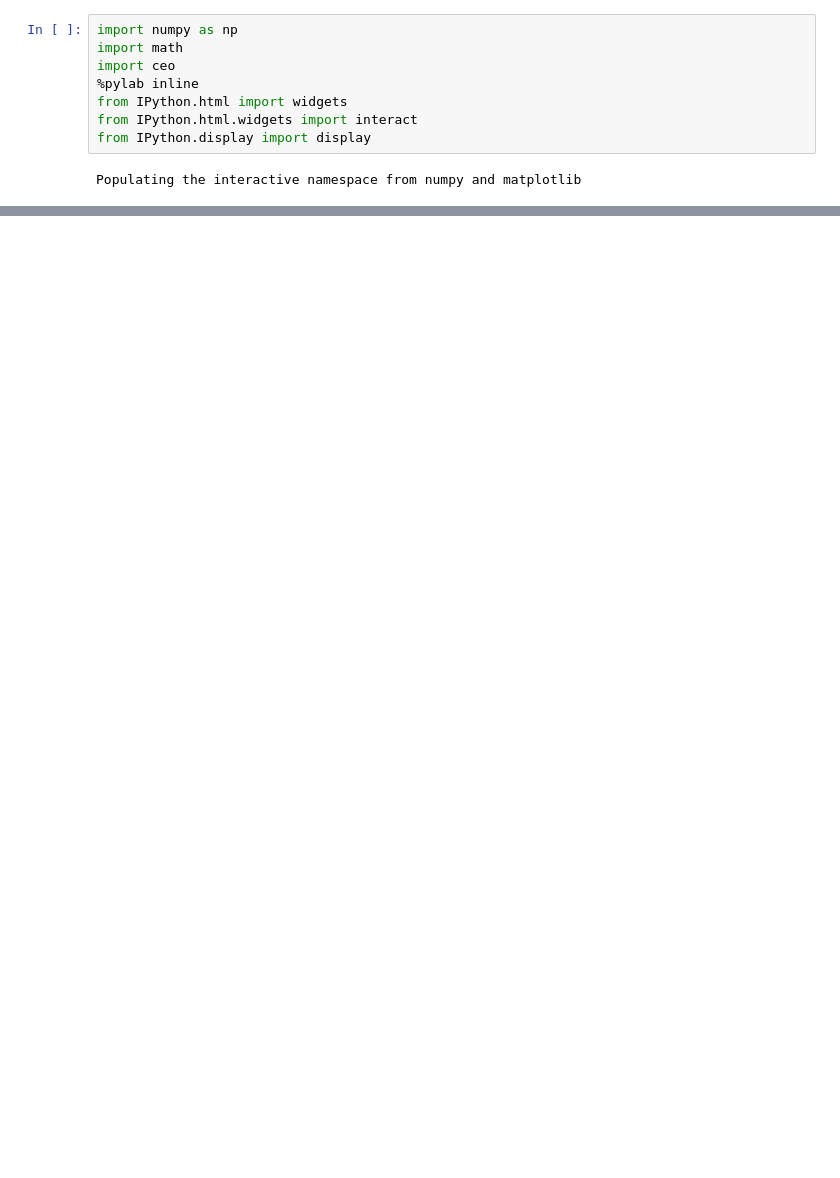
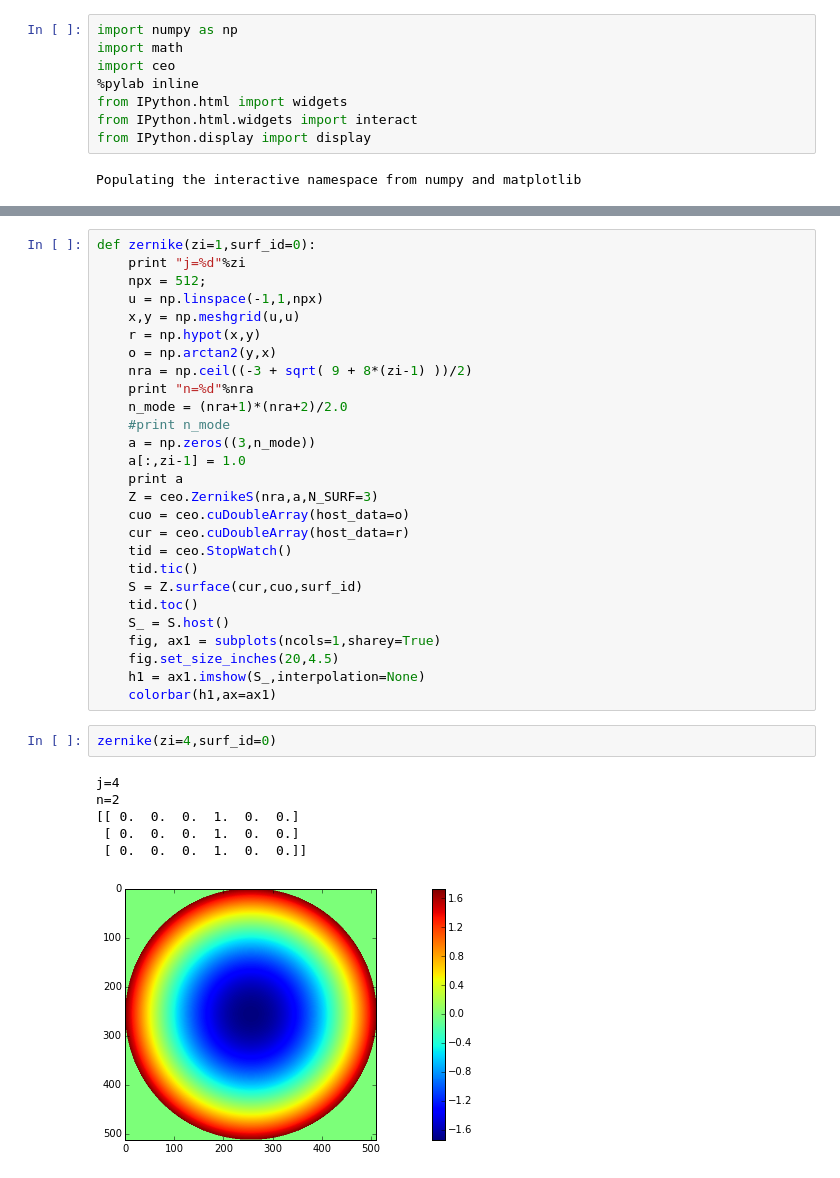
Before and after one commit to rconan/CEO, a Jupyter notebook: python/notebooks/rayTracing/Zernike-Surface.ipynb, the cells around one changed output, grey strips where cells are left out. Drawn from its saved outputs; the diff is of its cells as text; blank space fills up the shorter version.

```diff
--- a/python/notebooks/rayTracing/Zernike-Surface.ipynb
+++ b/python/notebooks/rayTracing/Zernike-Surface.ipynb
@@ -47,0 +48,36 @@ n=3
+# %%
+def zernike(zi=1,surf_id=0):
+    print "j=%d"%zi
+    npx = 512;
+    u = np.linspace(-1,1,npx)
+    x,y = np.meshgrid(u,u)
+    r = np.hypot(x,y)
+    o = np.arctan2(y,x)
+    nra = np.ceil((-3 + sqrt( 9 + 8*(zi-1) ))/2)
+    print "n=%d"%nra
+    n_mode = (nra+1)*(nra+2)/2.0
+    #print n_mode
+    a = np.zeros((3,n_mode))
+    a[:,zi-1] = 1.0
+    print a
+    Z = ceo.ZernikeS(nra,a,N_SURF=3)
+    cuo = ceo.cuDoubleArray(host_data=o)
+    cur = ceo.cuDoubleArray(host_data=r)
+    tid = ceo.StopWatch()
+    tid.tic()
+    S = Z.surface(cur,cuo,surf_id)
+    tid.toc()
+    S_ = S.host()
+    fig, ax1 = subplots(ncols=1,sharey=True)
+    fig.set_size_inches(20,4.5)
+    h1 = ax1.imshow(S_,interpolation=None)
+    colorbar(h1,ax=ax1)
+# %%
+zernike(zi=4,surf_id=0)
+# %% [output]
+j=4
+n=2
+[[ 0.  0.  0.  1.  0.  0.]
+ [ 0.  0.  0.  1.  0.  0.]
+ [ 0.  0.  0.  1.  0.  0.]]
+[figure, added]
```
Also changed, not shown: parts of 2 cells of this notebook, 2 other files.
